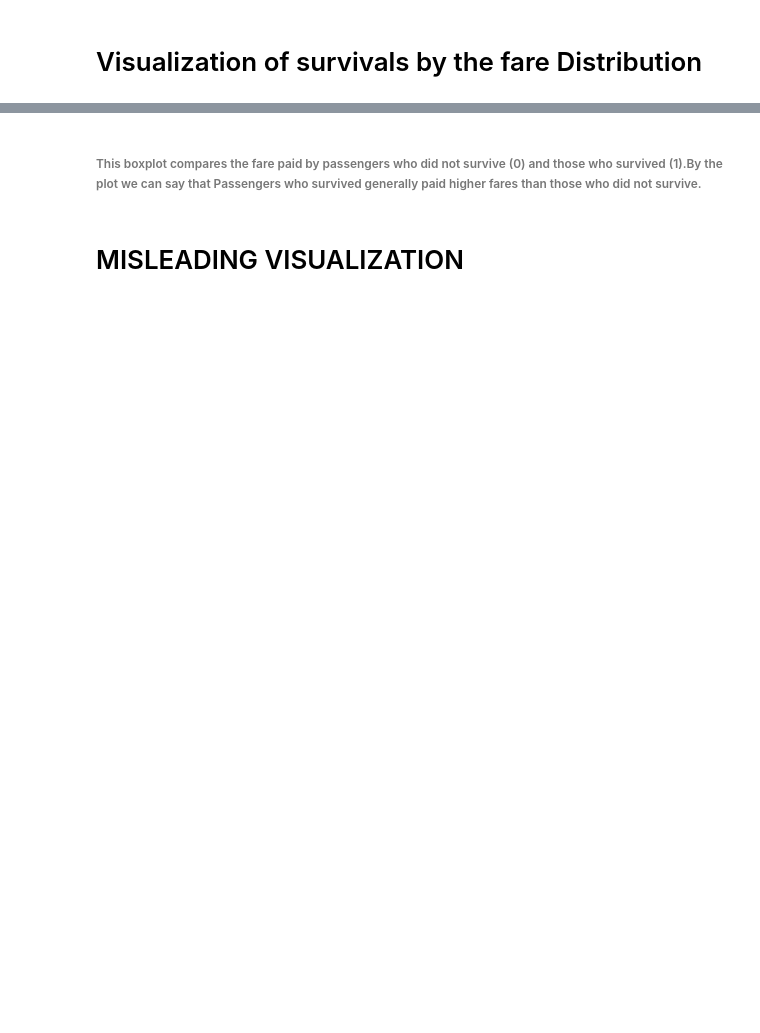
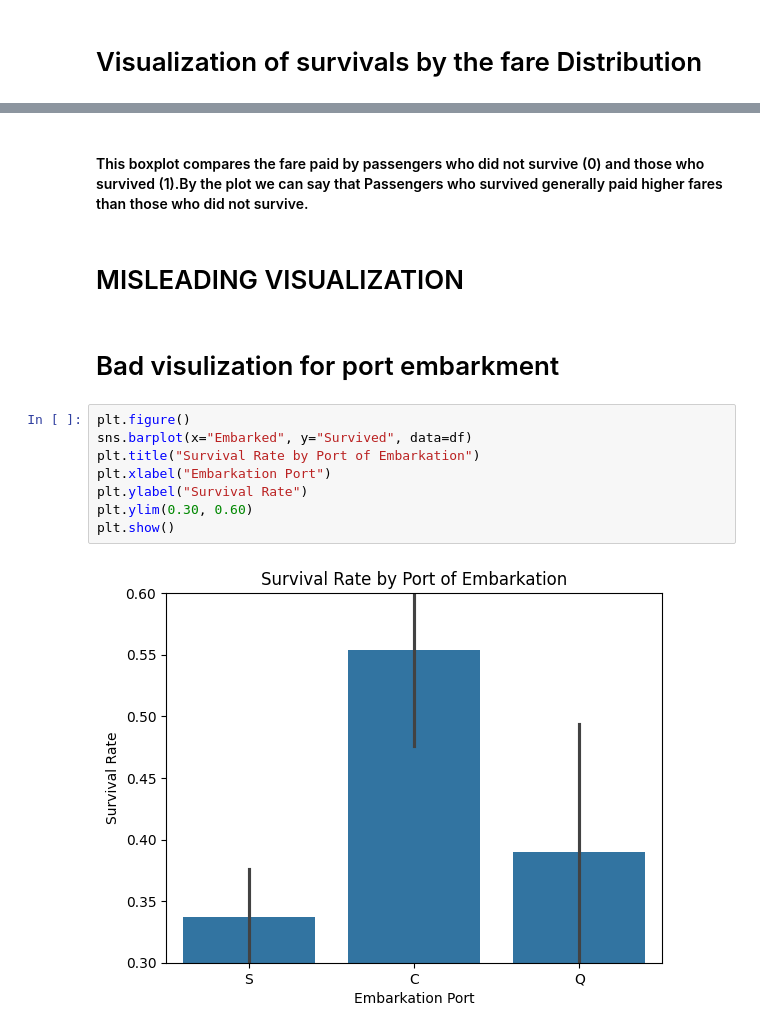
Before and after one commit to 2000031041-ShivaChary196/DATA6550-Visualization, a Jupyter notebook: Code/Divya.ipynb, the cells around one changed output, grey strips where cells are left out. Drawn from its saved outputs; the diff is of its cells as text; blank space fills up the shorter version.

```diff
--- a/Code/Divya.ipynb
+++ b/Code/Divya.ipynb
@@ -78,6 +73,18 @@ plt.show()
 # %% [output]
 [figure]
 # %% [markdown]
-###### This boxplot compares the fare paid by passengers who did not survive (0) and those who survived (1).By the plot we can say that Passengers who survived generally paid higher fares than those who did not survive.
+#### This boxplot compares the fare paid by passengers who did not survive (0) and those who survived (1).By the plot we can say that Passengers who survived generally paid higher fares than those who did not survive.
 # %% [markdown]
 # MISLEADING VISUALIZATION
+# %% [markdown]
+# Bad visulization for port embarkment
+# %%
+plt.figure()
+sns.barplot(x="Embarked", y="Survived", data=df)
+plt.title("Survival Rate by Port of Embarkation")
+plt.xlabel("Embarkation Port")
+plt.ylabel("Survival Rate")
+plt.ylim(0.30, 0.60)
+plt.show()
+# %% [output]
+[figure, added]
```
Also changed, not shown: parts of 14 cells of this notebook.
